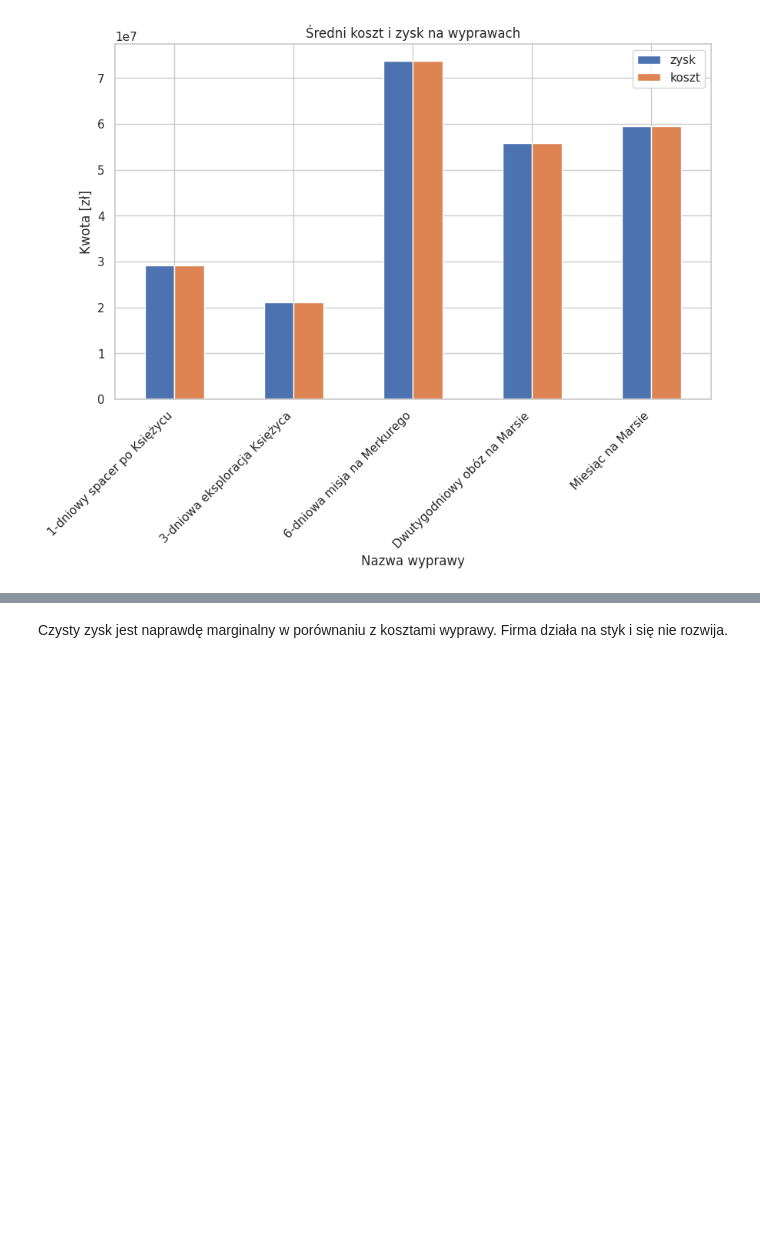
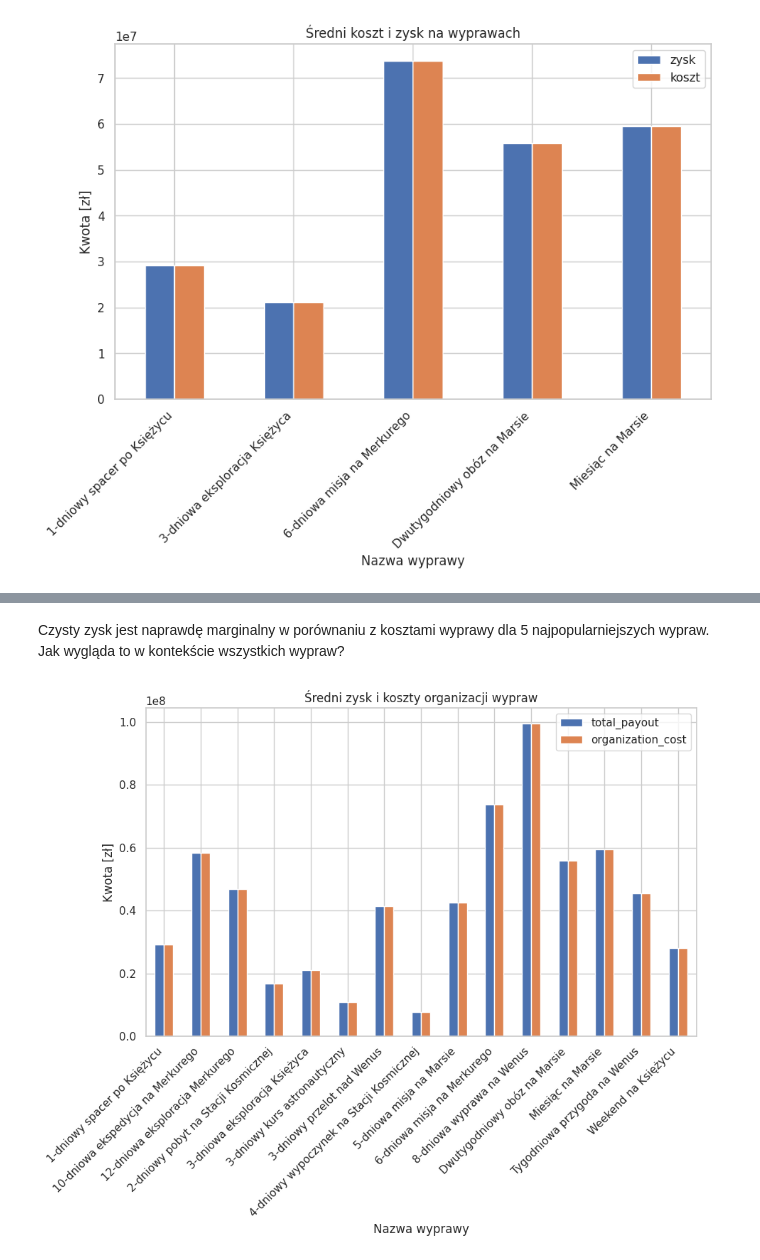
Before and after one commit to Enlightened-Monkey/Space-U, a Jupyter notebook: Kacper/raport.ipynb, the cells around one changed output, grey strips where cells are left out. Drawn from its saved outputs; the diff is of its cells as text; code cells hidden in the pictures; blank space fills up the shorter version.

```diff
--- a/Kacper/raport.ipynb
+++ b/Kacper/raport.ipynb
@@ -112,2 +115,33 @@ ax.set_xticklabels(ax.get_xticklabels(), rotation=45, ha='right');
 # %% [markdown]
-Czysty zysk jest naprawdę marginalny w porównaniu z kosztami wyprawy. Firma działa na styk i się nie rozwija.
+Czysty zysk jest naprawdę marginalny w porównaniu z kosztami wyprawy dla 5 najpopularniejszych wypraw. Jak wygląda to w kontekście wszystkich wypraw?
+# %%
+payout_from_all_query = """
+SELECT
+    SUM(ticket_price) AS total_payout, Trips.trip_id, name, organization_cost
+FROM
+    TripParticipants
+JOIN Trips ON TripParticipants.trip_id = Trips.trip_id
+GROUP BY
+    Trips.trip_id
+"""
+
+cursor.execute(payout_from_all_query)
+payout_from_all = cursor.fetchall()
+payout_from_all_df = pd.DataFrame(payout_from_all, columns=[i[0] for i in cursor.description])
+# %%
+payout_from_all_df['czysty_zysk'] = payout_from_all_df['total_payout'] - payout_from_all_df['organization_cost'].astype(float)
+# %%
+payout_from_all_df.groupby('name').agg(
+    czysty_zysk=('czysty_zysk', 'mean'),
+    total_payout=('total_payout', 'mean'),
+    organization_cost=('organization_cost', 'mean'),
+).plot.bar(
+    y=['total_payout', 'organization_cost'],
+    title='Średni zysk i koszty organizacji wypraw',
+    ylabel='Kwota [zł]',
+    xlabel='Nazwa wyprawy',
+    figsize=(10, 6),
+)
+plt.xticks(rotation=45, ha='right');
+# %% [output]
+[figure, added]
```
Also changed, not shown: parts of 6 cells of this notebook, 2 other files.
